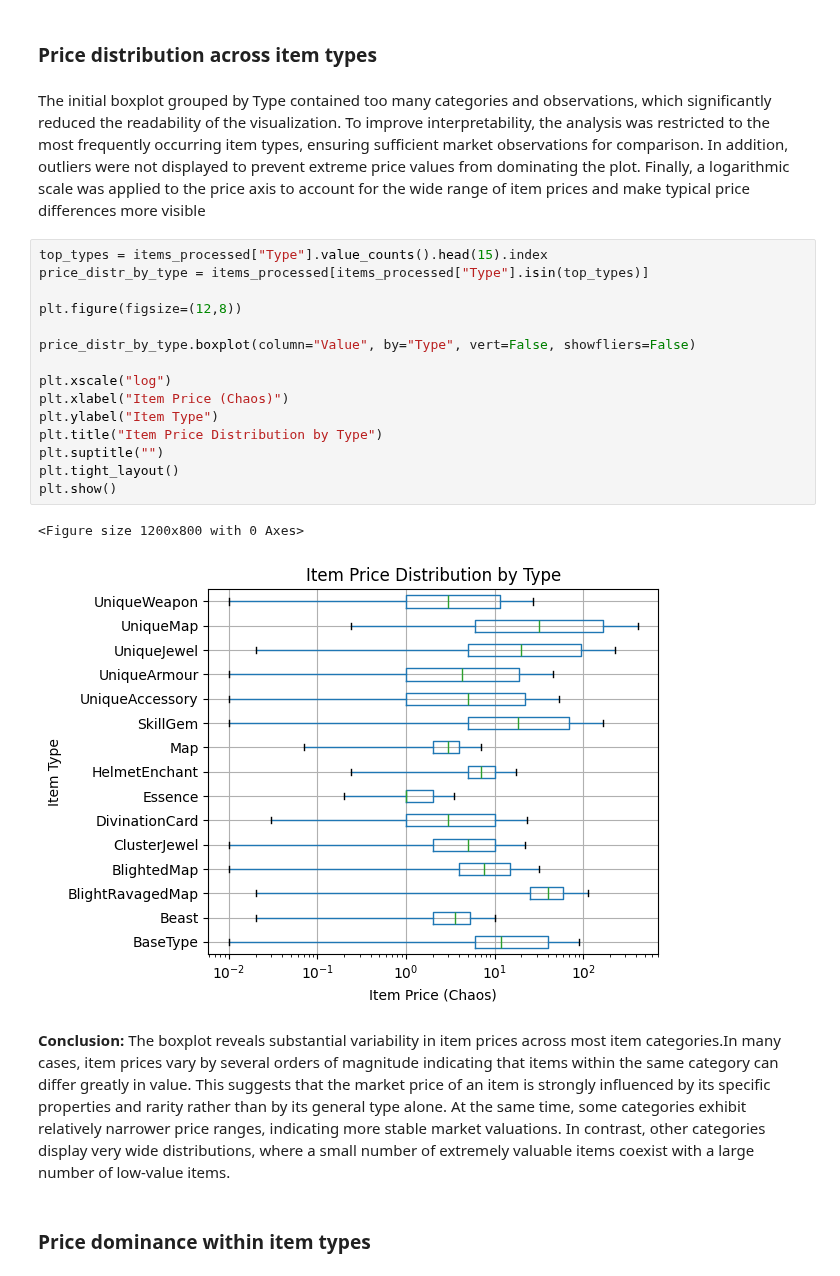
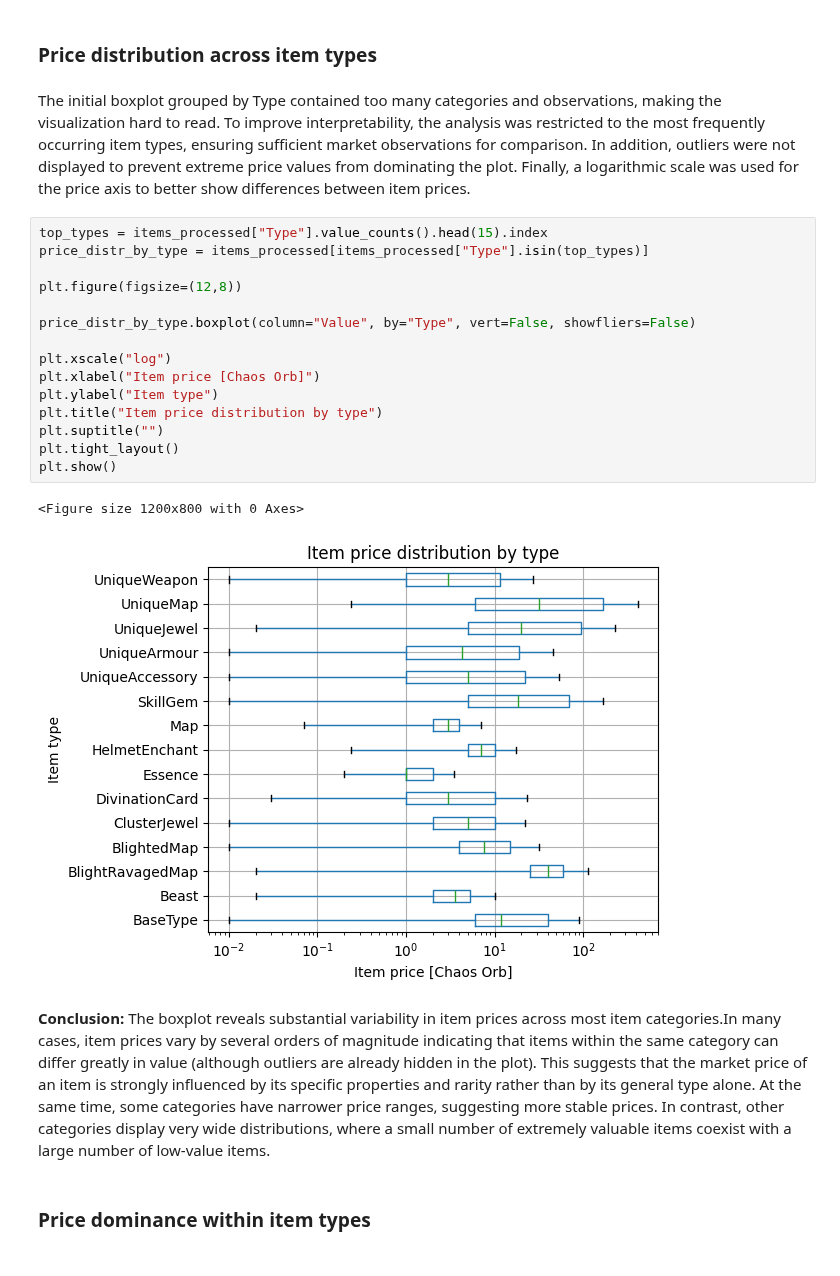
Before and after one commit to NataliaMiodowska/PoeMarketAnalyser, a Jupyter notebook: notebooks/02_actual_exploratory_data_analysis.ipynb, the cells around one changed output. Drawn from its saved outputs; the diff is of its cells as text.

```diff
--- a/notebooks/02_actual_exploratory_data_analysis.ipynb
+++ b/notebooks/02_actual_exploratory_data_analysis.ipynb
@@ -122,27 +127,27 @@ Name: Value, dtype: float64
 # %% [markdown]
 ### Price distribution across item types
 # %% [markdown]
-The initial boxplot grouped by Type contained too many categories and observations, which significantly reduced the readability of the visualization. To improve interpretability, the analysis was restricted to the most frequently occurring item types, ensuring sufficient market observations for comparison. In addition, outliers were not displayed to prevent extreme price values from dominating the plot. Finally, a logarithmic scale was applied to the price axis to account for the wide range of item prices and make typical price differences more visible
+The initial boxplot grouped by Type contained too many categories and observations, making the visualization hard to read. To improve interpretability, the analysis was restricted to the most frequently occurring item types, ensuring sufficient market observations for comparison. In addition, outliers were not displayed to prevent extreme price values from dominating the plot. Finally, a logarithmic scale was used for the price axis to better show differences between item prices.
 # %%
 top_types = items_processed["Type"].value_counts().head(15).index
 price_distr_by_type = items_processed[items_processed["Type"].isin(top_types)]
 
 plt.figure(figsize=(12,8))
 
 price_distr_by_type.boxplot(column="Value", by="Type", vert=False, showfliers=False)
 
 plt.xscale("log")
-plt.xlabel("Item Price (Chaos)")
-plt.ylabel("Item Type")
-plt.title("Item Price Distribution by Type")
+plt.xlabel("Item price [Chaos Orb]")
+plt.ylabel("Item type")
+plt.title("Item price distribution by type")
 plt.suptitle("")
 plt.tight_layout()
 plt.show()
 # %% [output]
 <Figure size 1200x800 with 0 Axes>
-[figure, old version]
+[figure, new version]
 # %% [markdown]
-**Conclusion:** The boxplot reveals substantial variability in item prices across most item categories.In many cases, item prices vary by several orders of magnitude indicating that items within the same category can differ greatly in value. This suggests that the market price of an item is strongly influenced by its specific properties and rarity rather than by its general type alone. At the same time, some categories exhibit relatively narrower price ranges, indicating more stable market valuations. In contrast, other categories display very wide distributions, where a small number of extremely valuable items coexist with a large number of low-value items.
+**Conclusion:** The boxplot reveals substantial variability in item prices across most item categories.In many cases, item prices vary by several orders of magnitude indicating that items within the same category can differ greatly in value (although outliers are already hidden in the plot). This suggests that the market price of an item is strongly influenced by its specific properties and rarity rather than by its general type alone. At the same time, some categories have narrower price ranges, suggesting more stable prices. In contrast, other categories display very wide distributions, where a small number of extremely valuable items coexist with a large number of low-value items.
 # %% [markdown]
 ### Price dominance within item types
 # %%
```
Also changed, not shown: parts of 18 cells of this notebook, 7 other files.
